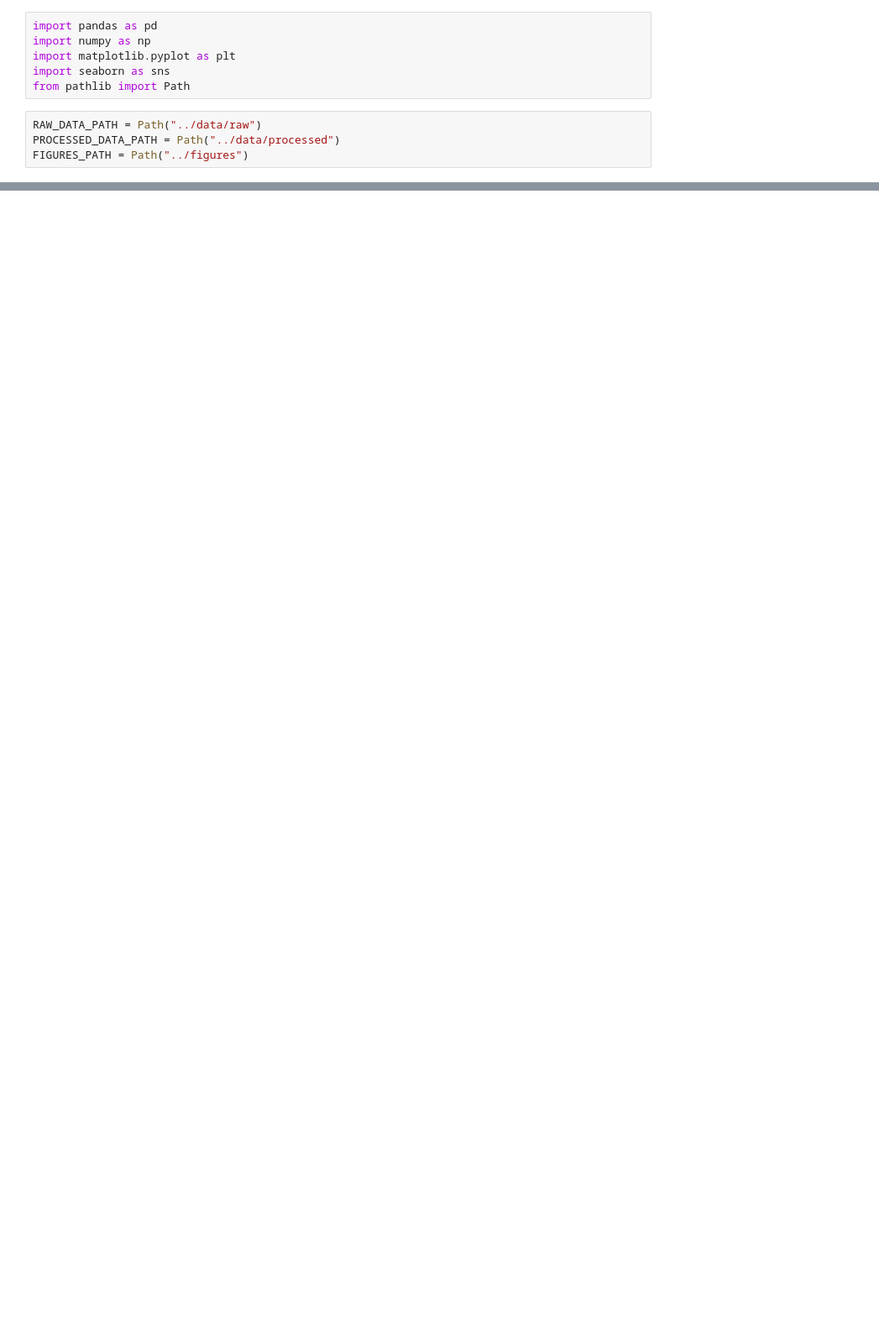
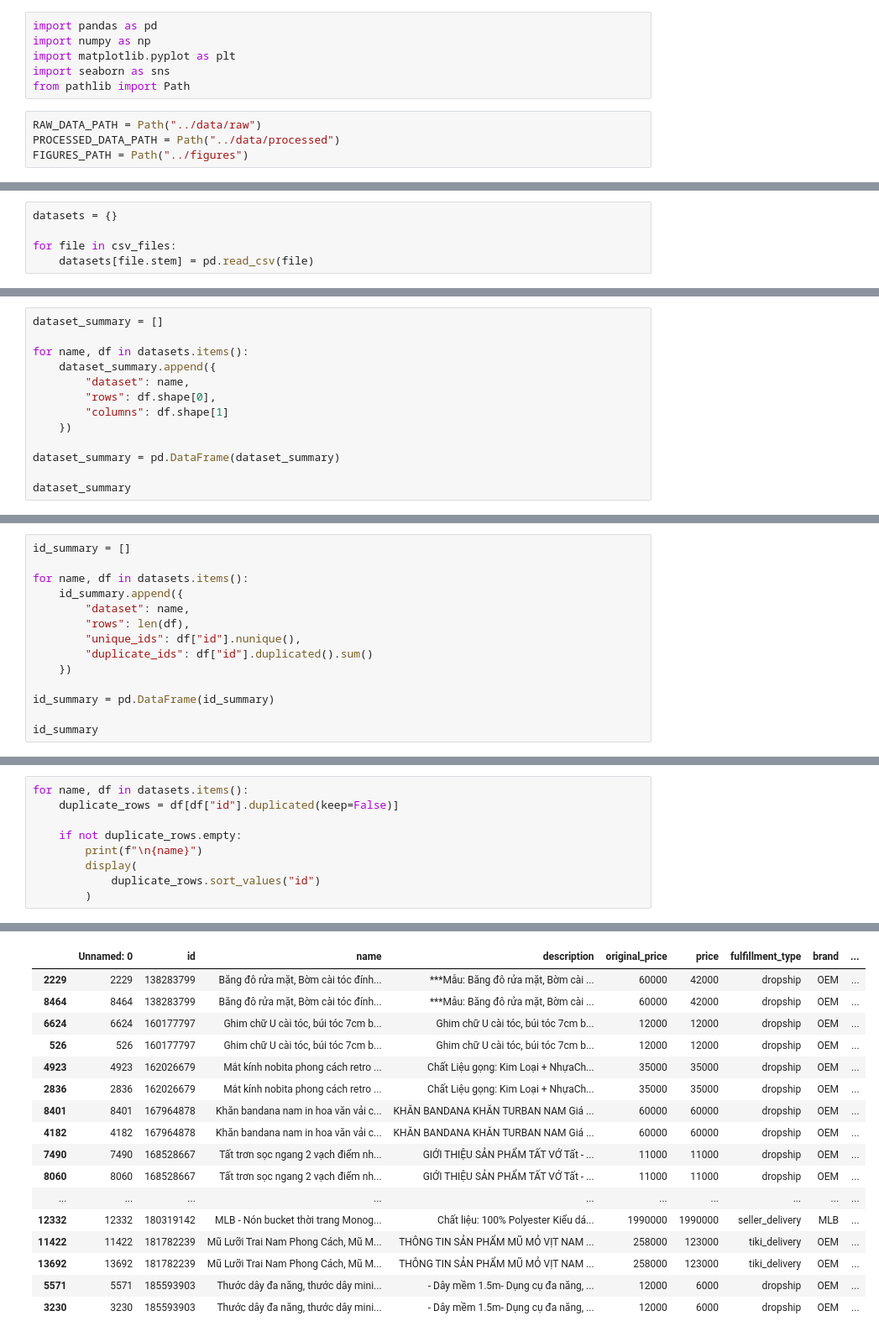
Before and after one commit to thuhien26/Tiki-ecommerce-analysis, a Jupyter notebook: notebooks/week01_eda.ipynb, the cells around one changed output, grey strips where cells are left out. Shown at 84% size. Cells and saved outputs as stored; diff of their text form; blank space fills up the shorter version.

Commit message:
feat: complete dataset fundamentals analysis

```diff
--- a/notebooks/week01_eda.ipynb
+++ b/notebooks/week01_eda.ipynb
@@ -124,0 +39,5 @@ memory usage: 722.6 KB
+# %%
+datasets = {}
+
+for file in csv_files:
+    datasets[file.stem] = pd.read_csv(file)
@@ -124,0 +46,13 @@ memory usage: 722.6 KB
+# %%
+dataset_summary = []
+
+for name, df in datasets.items():
+    dataset_summary.append({
+        "dataset": name,
+        "rows": df.shape[0],
+        "columns": df.shape[1]
+    })
+
+dataset_summary = pd.DataFrame(dataset_summary)
+
+dataset_summary
@@ -124,0 +142,14 @@ memory usage: 722.6 KB
+# %%
+id_summary = []
+
+for name, df in datasets.items():
+    id_summary.append({
+        "dataset": name,
+        "rows": len(df),
+        "unique_ids": df["id"].nunique(),
+        "duplicate_ids": df["id"].duplicated().sum()
+    })
+
+id_summary = pd.DataFrame(id_summary)
+
+id_summary
@@ -124,0 +178,10 @@ memory usage: 722.6 KB
+# %%
+for name, df in datasets.items():
+    duplicate_rows = df[df["id"].duplicated(keep=False)]
+
+    if not duplicate_rows.empty:
+        print(f"\n{name}")
+        display(
+            duplicate_rows.sort_values("id")
+        )
+# %% [output]
@@ -124,0 +195,17 @@ memory usage: 722.6 KB
+|  | Unnamed: 0 | id | name | description | original_price | price | fulfillment_type | brand | ... |
+| 2229 | 2229 | 138283799 | Băng đô rửa mặt, Bờm cài tóc đính... | ***Mẫu: Băng đô rửa mặt, Bờm cài ... | 60000 | 42000 | dropship | OEM | ... |
+| 8464 | 8464 | 138283799 | Băng đô rửa mặt, Bờm cài tóc đính... | ***Mẫu: Băng đô rửa mặt, Bờm cài ... | 60000 | 42000 | dropship | OEM | ... |
+| 6624 | 6624 | 160177797 | Ghim chữ U cài tóc, búi tóc 7cm b... | Ghim chữ U cài tóc, búi tóc 7cm b... | 12000 | 12000 | dropship | OEM | ... |
+| 526 | 526 | 160177797 | Ghim chữ U cài tóc, búi tóc 7cm b... | Ghim chữ U cài tóc, búi tóc 7cm b... | 12000 | 12000 | dropship | OEM | ... |
+| 4923 | 4923 | 162026679 | Mắt kính nobita phong cách retro ... | Chất Liệu gọng: Kim Loại + NhựaCh... | 35000 | 35000 | dropship | OEM | ... |
+| 2836 | 2836 | 162026679 | Mắt kính nobita phong cách retro ... | Chất Liệu gọng: Kim Loại + NhựaCh... | 35000 | 35000 | dropship | OEM | ... |
+| 8401 | 8401 | 167964878 | Khăn bandana nam in hoa văn vải c... | KHĂN BANDANA KHĂN TURBAN NAM Giá ... | 60000 | 60000 | dropship | OEM | ... |
+| 4182 | 4182 | 167964878 | Khăn bandana nam in hoa văn vải c... | KHĂN BANDANA KHĂN TURBAN NAM Giá ... | 60000 | 60000 | dropship | OEM | ... |
+| 7490 | 7490 | 168528667 | Tất trơn sọc ngang 2 vạch điểm nh... | GIỚI THIỆU SẢN PHẨM TẤT VỚ Tất - ... | 11000 | 11000 | dropship | OEM | ... |
+| 8060 | 8060 | 168528667 | Tất trơn sọc ngang 2 vạch điểm nh... | GIỚI THIỆU SẢN PHẨM TẤT VỚ Tất - ... | 11000 | 11000 | dropship | OEM | ... |
+| ... | ... | ... | ... | ... | ... | ... | ... | ... | ... |
+| 12332 | 12332 | 180319142 | MLB - Nón bucket thời trang Monog... | Chất liệu: 100% Polyester Kiểu dá... | 1990000 | 1990000 | seller_delivery | MLB | ... |
+| 11422 | 11422 | 181782239 | Mũ Lưỡi Trai Nam Phong Cách, Mũ M... | THÔNG TIN SẢN PHẨM MŨ MỎ VỊT NAM ... | 258000 | 123000 | tiki_delivery | OEM | ... |
+| 13692 | 13692 | 181782239 | Mũ Lưỡi Trai Nam Phong Cách, Mũ M... | THÔNG TIN SẢN PHẨM MŨ MỎ VỊT NAM ... | 258000 | 123000 | tiki_delivery | OEM | ... |
+| 5571 | 5571 | 185593903 | Thước dây đa năng, thước dây mini... | - Dây mềm 1.5m- Dụng cụ đa năng, ... | 12000 | 6000 | dropship | OEM | ... |
+| 3230 | 3230 | 185593903 | Thước dây đa năng, thước dây mini... | - Dây mềm 1.5m- Dụng cụ đa năng, ... | 12000 | 6000 | dropship | OEM | ... |
```
Also changed, not shown: parts of 28 cells of this notebook.
